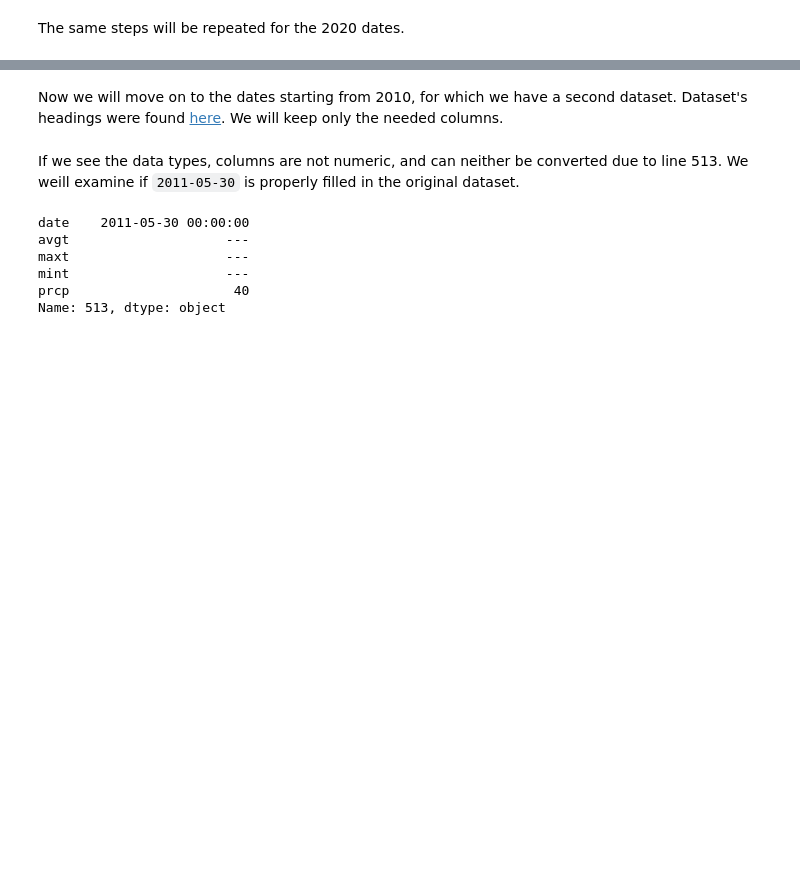
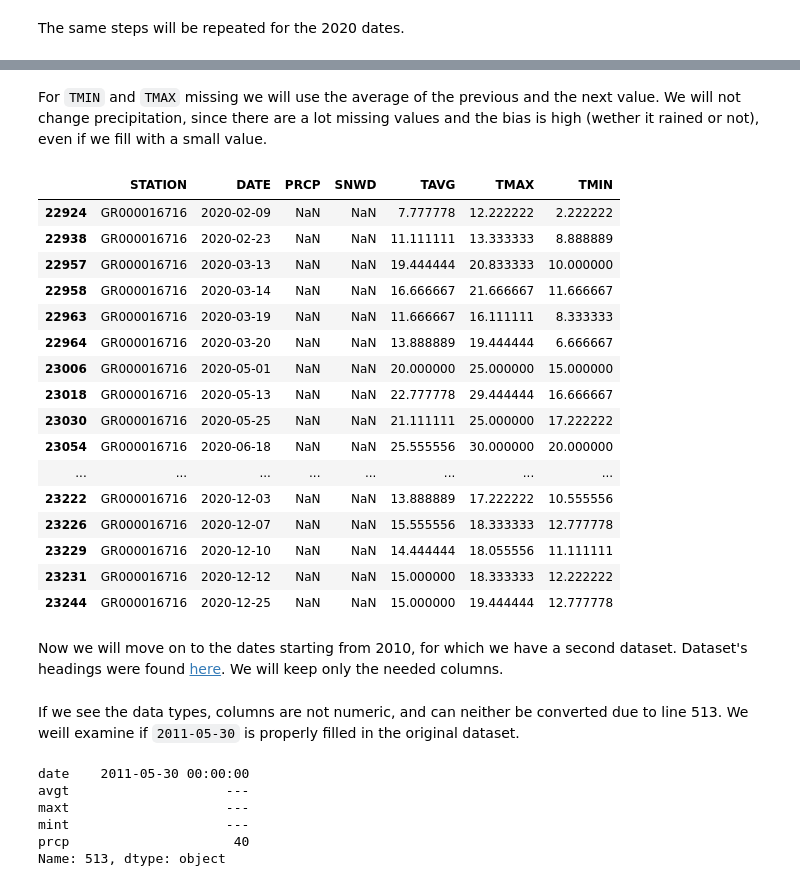
Before and after one commit to nataliaKat/Applied-ML-Assignments, a Jupyter notebook: assignment_01/assignment_01_Katsiapi_Natalia.ipynb, the cells around one changed output, grey strips where cells are left out. Drawn from its saved outputs; the diff is of its cells as text; code cells hidden in the pictures; blank space fills up the shorter version.

````diff
--- a/assignment_01/assignment_01_Katsiapi_Natalia.ipynb
+++ b/assignment_01/assignment_01_Katsiapi_Natalia.ipynb
@@ -228,3 +248,27 @@ data[data.TMAX.isna() | data.TMIN.isna() | data.PRCP.isna()]
+# %% [markdown]
+For ```TMIN``` and ```TMAX``` missing we will use the average of the previous and the next value. We will not change precipitation, since there are a lot missing values and the bias is high (wether it rained or not), even if we fill with a small value.
+# %%
+data.loc[dates_2020, 'TMIN'] = data.loc[dates_2020, 'TMIN'].fillna(value=(data.TMIN.shift(-1) + data.TMIN.shift(1)) / 2)
+data.loc[dates_2020, 'TMAX'] = data.loc[dates_2020, 'TMAX'].fillna(value=(data.TMAX.shift(-1) + data.TMAX.shift(1)) / 2)
+data.loc[dates_2020 & (data.TMIN.isna() | data.TMAX.isna() | data.PRCP.isna())]
+# %% [output]
+|  | STATION | DATE | PRCP | SNWD | TAVG | TMAX | TMIN |
+| 22924 | GR000016716 | 2020-02-09 | NaN | NaN | 7.777778 | 12.222222 | 2.222222 |
+| 22938 | GR000016716 | 2020-02-23 | NaN | NaN | 11.111111 | 13.333333 | 8.888889 |
+| 22957 | GR000016716 | 2020-03-13 | NaN | NaN | 19.444444 | 20.833333 | 10.000000 |
+| 22958 | GR000016716 | 2020-03-14 | NaN | NaN | 16.666667 | 21.666667 | 11.666667 |
+| 22963 | GR000016716 | 2020-03-19 | NaN | NaN | 11.666667 | 16.111111 | 8.333333 |
+| 22964 | GR000016716 | 2020-03-20 | NaN | NaN | 13.888889 | 19.444444 | 6.666667 |
+| 23006 | GR000016716 | 2020-05-01 | NaN | NaN | 20.000000 | 25.000000 | 15.000000 |
+| 23018 | GR000016716 | 2020-05-13 | NaN | NaN | 22.777778 | 29.444444 | 16.666667 |
+| 23030 | GR000016716 | 2020-05-25 | NaN | NaN | 21.111111 | 25.000000 | 17.222222 |
+| 23054 | GR000016716 | 2020-06-18 | NaN | NaN | 25.555556 | 30.000000 | 20.000000 |
+| ... | ... | ... | ... | ... | ... | ... | ... |
+| 23222 | GR000016716 | 2020-12-03 | NaN | NaN | 13.888889 | 17.222222 | 10.555556 |
+| 23226 | GR000016716 | 2020-12-07 | NaN | NaN | 15.555556 | 18.333333 | 12.777778 |
+| 23229 | GR000016716 | 2020-12-10 | NaN | NaN | 14.444444 | 18.055556 | 11.111111 |
+| 23231 | GR000016716 | 2020-12-12 | NaN | NaN | 15.000000 | 18.333333 | 12.222222 |
+| 23244 | GR000016716 | 2020-12-25 | NaN | NaN | 15.000000 | 19.444444 | 12.777778 |
 # %% [markdown]
 Now we will move on to the dates starting from 2010, for which we have a second dataset. Dataset's headings were found [here](https://data.hellenicdataservice.gr/dataset/66e1c19a-7b0e-456f-b465-b301a1130e3f/resource/a7c024b3-8606-4f08-93e2-2042f5bd6748). We will keep only the needed columns.
 # %%
````
Also changed, not shown: parts of 26 cells of this notebook, 1 other file.
